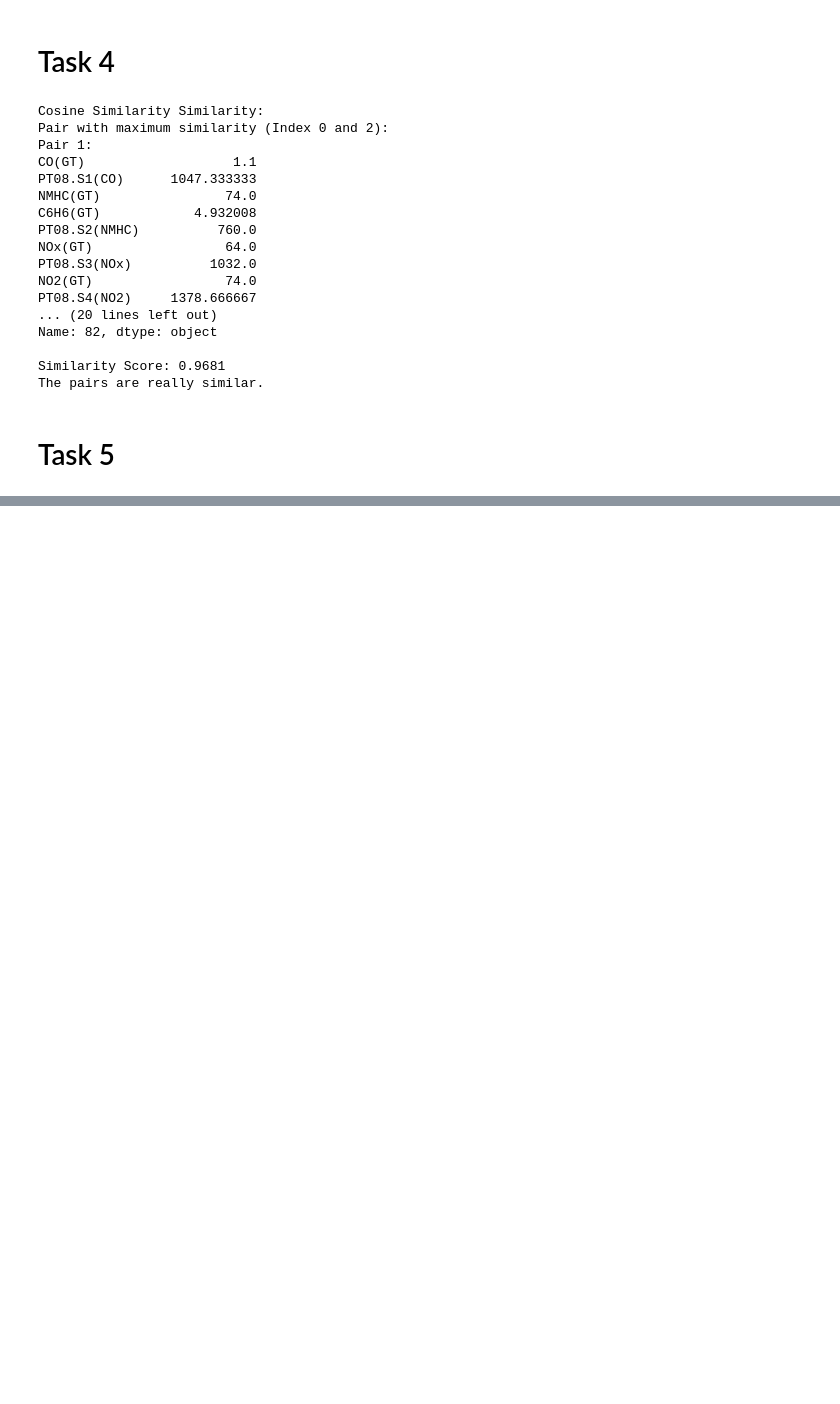
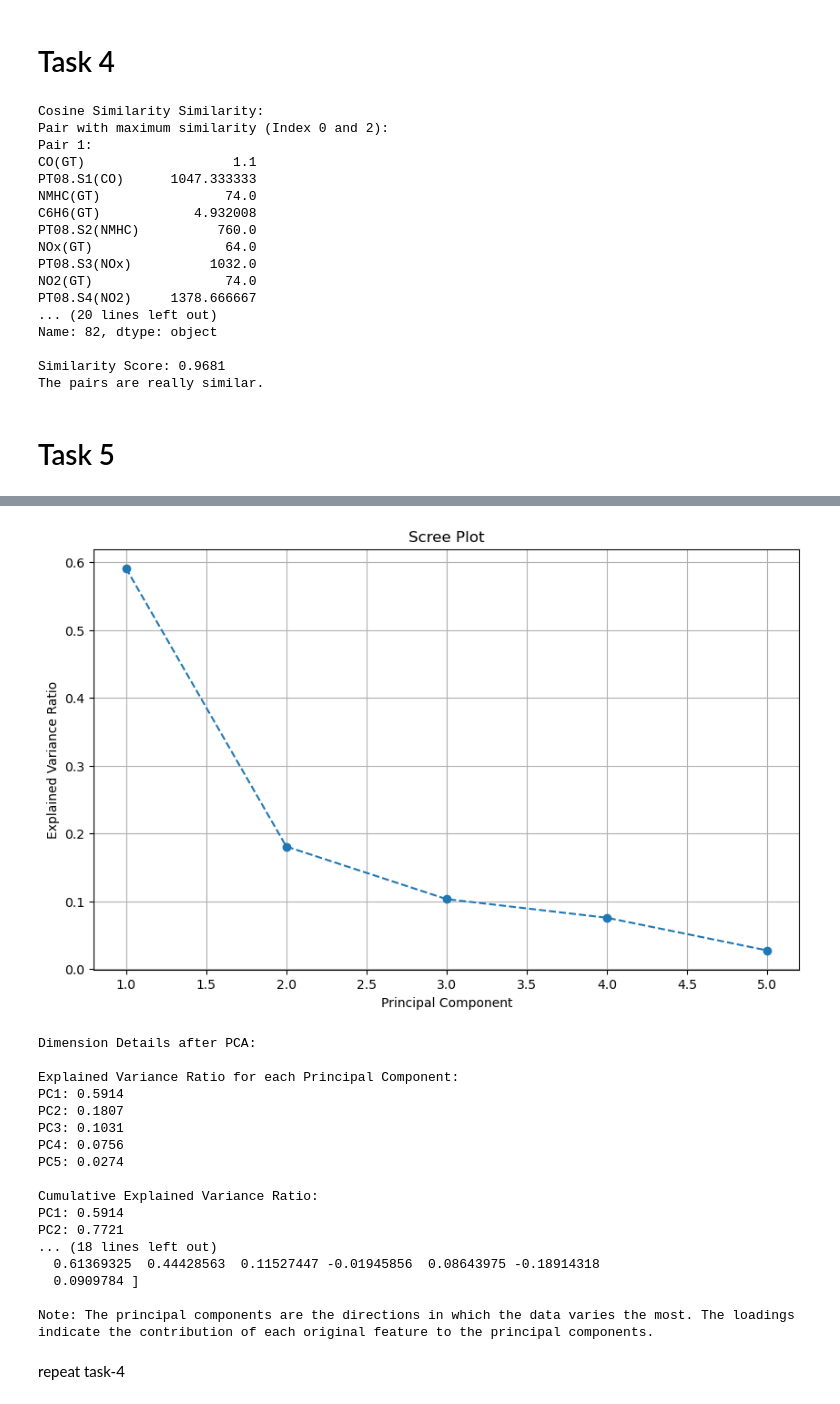
Before and after one commit to UdayKiran112/Data-Mining-Assg1, a Jupyter notebook: Assg1.ipynb, the cells around one changed output, grey strips where cells are left out. Saved outputs shown, nothing was run; the diff lists cells and outputs as text; code cells hidden in the pictures; blank space fills up the shorter version.

Commit message:
Final Task -5 done

```diff
--- a/Assg1.ipynb
+++ b/Assg1.ipynb
@@ -319,0 +402,61 @@ The pairs are really similar.
+# %%
+import matplotlib.pyplot as plt
+
+# Fit PCA with the number of components used in the previous analysis
+pca = PCA(n_components=5)  # Ensure this matches the number of components used in the analysis
+pca.fit(scaled_features)
+
+# Explained variance ratio for each principal component
+explained_variance = pca.explained_variance_ratio_
+
+# Principal components (loadings)
+components = pca.components_
+
+# Create a scree plot
+plt.figure(figsize=(10, 6))
+plt.plot(range(1, len(explained_variance) + 1), explained_variance, marker='o', linestyle='--')
+plt.xlabel('Principal Component')
+plt.ylabel('Explained Variance Ratio')
+plt.title('Scree Plot')
+plt.grid(True)
+plt.savefig('scree_plot_after_pca.png')
+plt.show()
+
+# Print dimension details
+print("Dimension Details after PCA:\n")
+
+print("Explained Variance Ratio for each Principal Component:")
+for i, variance in enumerate(explained_variance, start=1):
+    print(f"PC{i}: {variance:.4f}")
+
+print("\nCumulative Explained Variance Ratio:")
+cumulative_variance = np.cumsum(explained_variance)
+for i, variance in enumerate(cumulative_variance, start=1):
+    print(f"PC{i}: {variance:.4f}")
+
+print("\nPrincipal Components (Loadings):")
+for i, component in enumerate(components, start=1):
+    print(f"PC{i}: {component}")
+
+print("\nNote: The principal components are the directions in which the data varies the most. The loadings indicate the contribution of each original feature to the principal components.")
+# %% [output]
+[figure, added]
+Dimension Details after PCA:
+
+Explained Variance Ratio for each Principal Component:
+PC1: 0.5914
+PC2: 0.1807
+PC3: 0.1031
+PC4: 0.0756
+PC5: 0.0274
+
+Cumulative Explained Variance Ratio:
+PC1: 0.5914
+PC2: 0.7721
+... (18 lines left out)
+  0.61369325  0.44428563  0.11527447 -0.01945856  0.08643975 -0.18914318
+  0.0909784 ]
+
+Note: The principal components are the directions in which the data varies the most. The loadings indicate the contribution of each original feature to the principal components.
+# %% [markdown]
+repeat task-4
```
Also changed, not shown: parts of 3 cells of this notebook, 6 other files.
